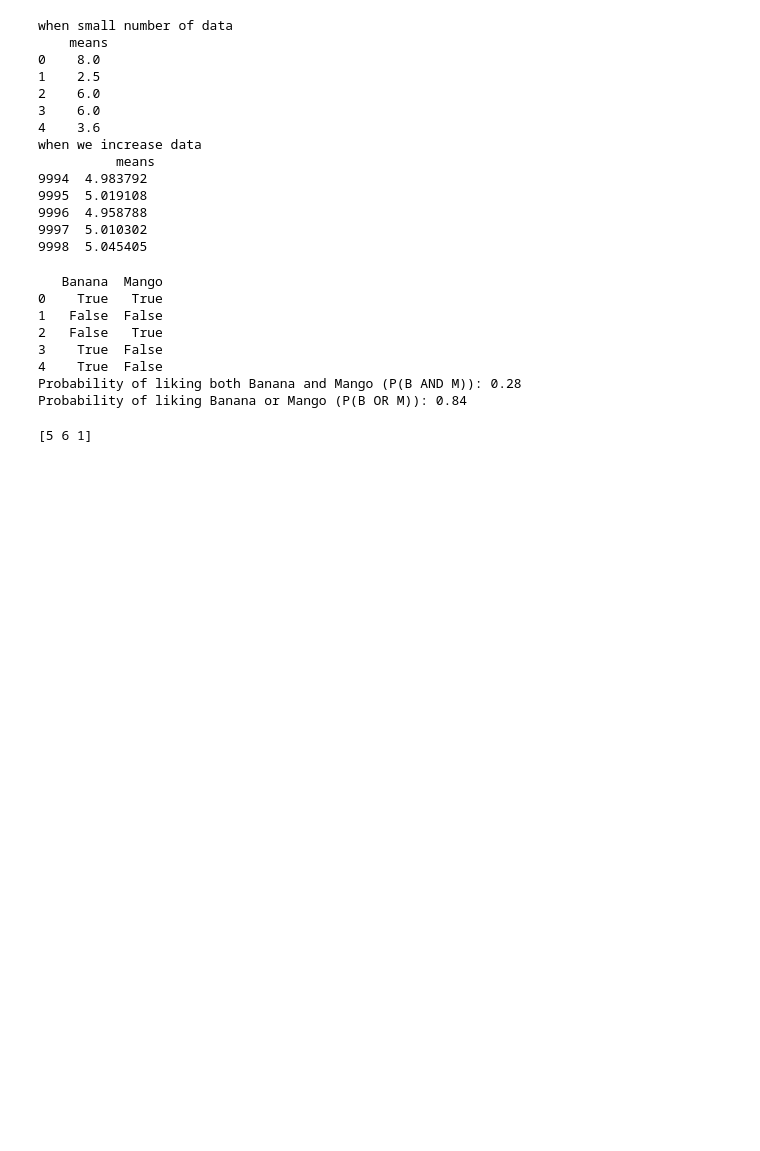
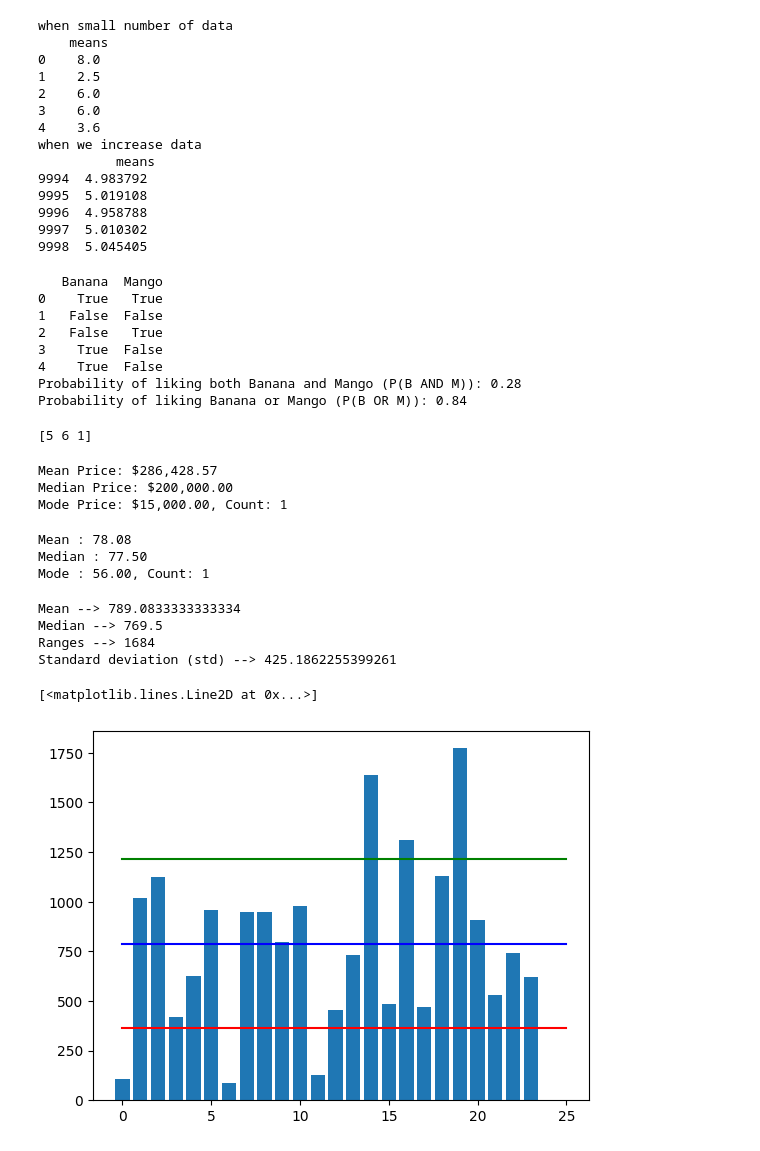
Before and after one commit to Dr-bijay-neupane/code-repository, a Jupyter notebook: test.ipynb, the cells around one changed output. Cells and saved outputs as stored; diff of their text form; code cells hidden in the pictures; blank space fills up the shorter version.

```diff
--- a/test.ipynb
+++ b/test.ipynb
@@ -546,3 +546,72 @@ np.random.seed(0)
 print(np.random.choice(seed,3))
 # %% [output]
 [5 6 1]
+# %%
+import numpy as np
+import matplotlib.pyplot as plt
+from scipy import stats
+
+# House prices dataset
+house_prices = [15000, 180000, 200000, 220000, 240000, 1000000, 150000]
+
+# Calculate measures of center
+mean_price = np.mean(house_prices)
+median_price = np.median(house_prices)
+mode_price = stats.mode(house_prices, keepdims=True)
+
+# Display results
+print(f"Mean Price: ${mean_price:,.2f}")
+print(f"Median Price: ${median_price:,.2f}")
+print(f"Mode Price: ${mode_price.mode[0]:,.2f}, Count: {mode_price.count[0]}")
+# %% [output]
+Mean Price: $286,428.57
+Median Price: $200,000.00
+Mode Price: $15,000.00, Count: 1
+# %%
+## A teacher wants to analyze the test scores of students in a class to understand their performance.
+## The dataset contains the following scores (out of 100):
+test_scores = [56, 65, 67, 70, 72, 75, 80, 82, 85, 90, 95, 100]
+
+mean_price = np.mean(test_scores)
+median_price = np.median(test_scores)
+mode_price = stats.mode(test_scores, keepdims=True)
+
+#Display results
+print(f"Mean : {mean_price:,.2f}")
+print(f"Median : {median_price:,.2f}")
+print(f"Mode : {mode_price.mode[0]:,.2f}, Count: {mode_price.count[0]}")
+# %% [output]
+Mean : 78.08
+Median : 77.50
+Mode : 56.00, Count: 1
+# %%
+# We take a random sample of 24 of our friends on Facebook and wrote down how many friends that they had on Facebook.
+
+friends = [109, 1017, 1127, 418, 625, 957, 89, 950, 946, 797, 981,
+           125, 455, 731, 1640, 485, 1309, 472, 1132, 1773, 906, 531, 742, 621]
+
+print("Mean -->",np.mean(friends))
+print("Median -->",np.median(friends))
+
+ranges = np.max(friends) - np.min(friends)
+std = np.std(friends) # == 425.2
+
+print("Ranges -->",ranges)
+print("Standard deviation (std) -->",std)
+
+import matplotlib.pyplot as plt
+%matplotlib inline
+y_pos = range(len(friends))
+plt.bar(y_pos, friends)
+plt.plot((0, 25), (789, 789), 'b-') # the center
+plt.plot((0, 25), (789+425, 789+425), 'g-') # the mean plus the standard deviation
+plt.plot((0, 25), (789-425, 789-425), 'r-') # the mean minus the standard deviation
+
+# the data lives between the green and the red lines while the outliers live outside the lines.
+# %% [output]
+Mean --> 789.0833333333334
+Median --> 769.5
+Ranges --> 1684
+Standard deviation (std) --> 425.1862255399261
+[<matplotlib.lines.Line2D at 0x...>]
+[figure, added]
```
Also changed, not shown: parts of 7 cells of this notebook, 10 other files.
